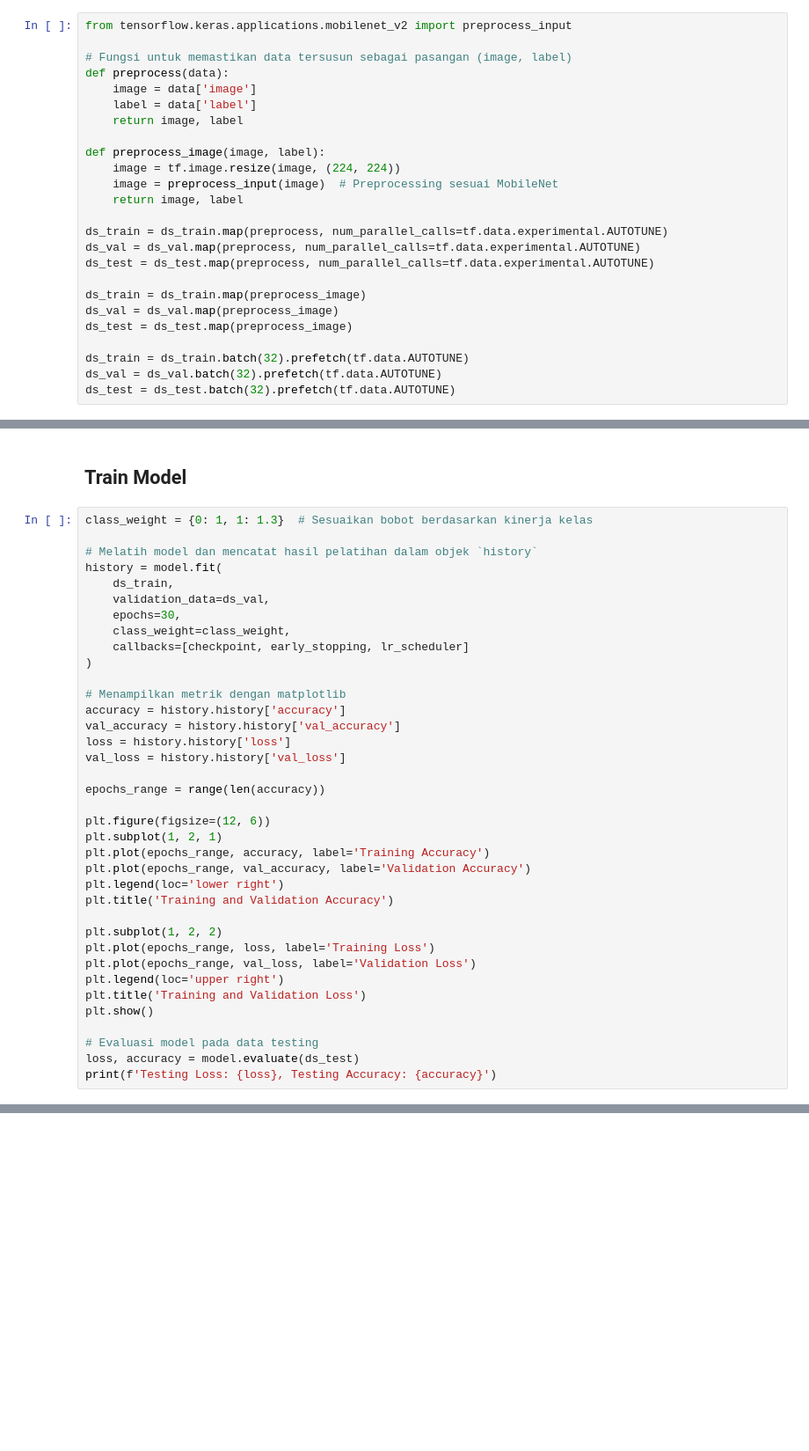
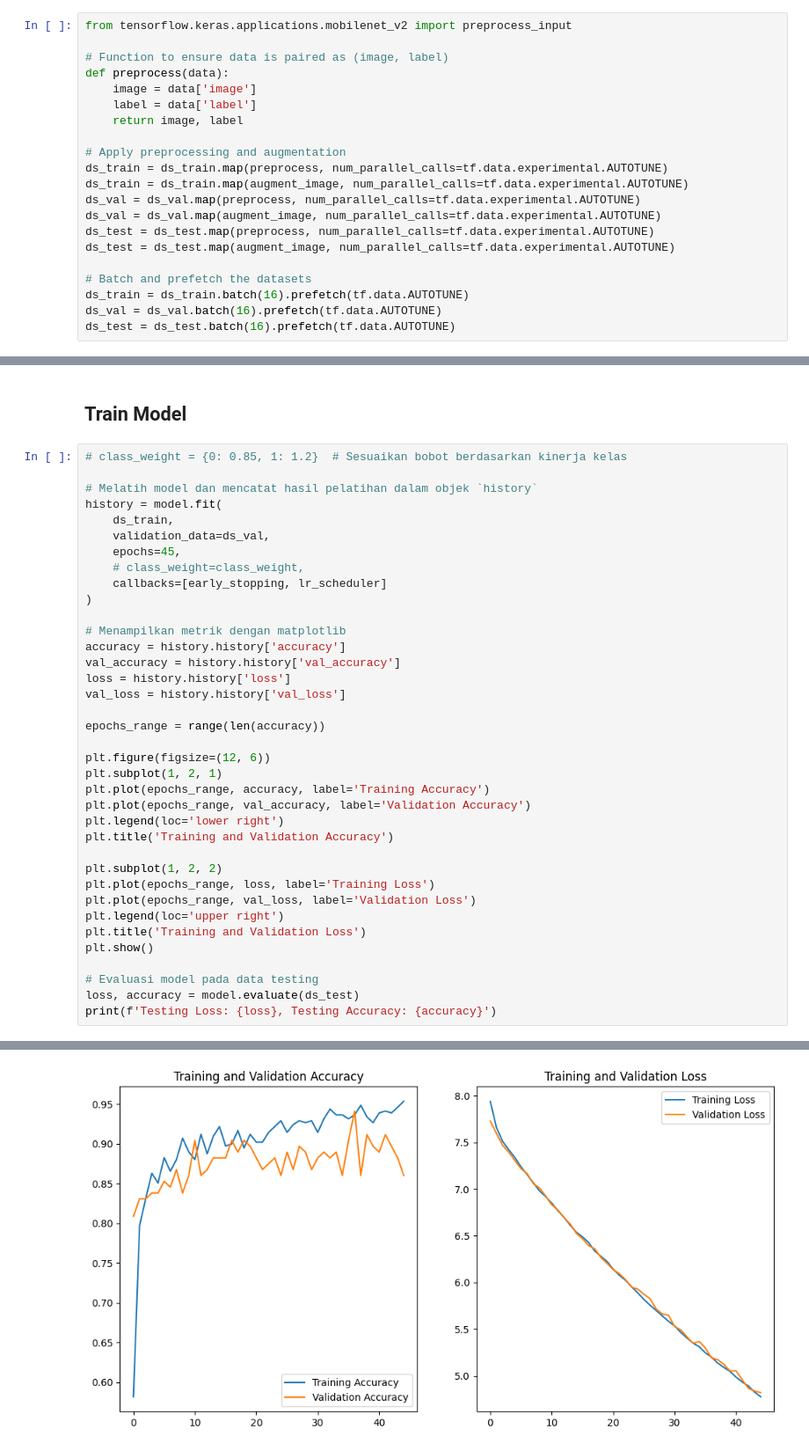
Before and after one commit to Bangkit-C242-PS177/ML, a Jupyter notebook: skin_conditions.ipynb, the cells around one changed output, grey strips where cells are left out. Shown at 88% size. Drawn from its saved outputs; the diff is of its cells as text; blank space fills up the shorter version.

```diff
--- a/skin_conditions.ipynb
+++ b/skin_conditions.ipynb
@@ -282,28 +256,24 @@ ds_test = tfds.load('skin_conditions_dataset', split='test', data_dir=datasets_p
 # %%
 from tensorflow.keras.applications.mobilenet_v2 import preprocess_input
 
-# Fungsi untuk memastikan data tersusun sebagai pasangan (image, label)
+# Function to ensure data is paired as (image, label)
 def preprocess(data):
     image = data['image']
     label = data['label']
     return image, label
 
-def preprocess_image(image, label):
-    image = tf.image.resize(image, (224, 224))
-    image = preprocess_input(image)  # Preprocessing sesuai MobileNet
-    return image, label
+# Apply preprocessing and augmentation
+ds_train = ds_train.map(preprocess, num_parallel_calls=tf.data.experimental.AUTOTUNE)
+ds_train = ds_train.map(augment_image, num_parallel_calls=tf.data.experimental.AUTOTUNE)
+ds_val = ds_val.map(preprocess, num_parallel_calls=tf.data.experimental.AUTOTUNE)
+ds_val = ds_val.map(augment_image, num_parallel_calls=tf.data.experimental.AUTOTUNE)
+ds_test = ds_test.map(preprocess, num_parallel_calls=tf.data.experimental.AUTOTUNE)
+ds_test = ds_test.map(augment_image, num_parallel_calls=tf.data.experimental.AUTOTUNE)
 
-ds_train = ds_train.map(preprocess, num_parallel_calls=tf.data.experimental.AUTOTUNE)
-ds_val = ds_val.map(preprocess, num_parallel_calls=tf.data.experimental.AUTOTUNE)
-ds_test = ds_test.map(preprocess, num_parallel_calls=tf.data.experimental.AUTOTUNE)
-
-ds_train = ds_train.map(preprocess_image)
-ds_val = ds_val.map(preprocess_image)
-ds_test = ds_test.map(preprocess_image)
-
-ds_train = ds_train.batch(32).prefetch(tf.data.AUTOTUNE)
-ds_val = ds_val.batch(32).prefetch(tf.data.AUTOTUNE)
-ds_test = ds_test.batch(32).prefetch(tf.data.AUTOTUNE)
+# Batch and prefetch the datasets
+ds_train = ds_train.batch(16).prefetch(tf.data.AUTOTUNE)
+ds_val = ds_val.batch(16).prefetch(tf.data.AUTOTUNE)
+ds_test = ds_test.batch(16).prefetch(tf.data.AUTOTUNE)
 # %%
 # Hitung jumlah data dalam ds_train
 num_samples = sum(1 for _ in ds_train)
@@ -396,15 +356,15 @@ for image, label in ds_train.take(1):
 # %% [markdown]
 ## Train Model
 # %%
-class_weight = {0: 1, 1: 1.3}  # Sesuaikan bobot berdasarkan kinerja kelas
+# class_weight = {0: 0.85, 1: 1.2}  # Sesuaikan bobot berdasarkan kinerja kelas
 
 # Melatih model dan mencatat hasil pelatihan dalam objek `history`
 history = model.fit(
     ds_train,
     validation_data=ds_val,
-    epochs=30,
-    class_weight=class_weight,
-    callbacks=[checkpoint, early_stopping, lr_scheduler]
+    epochs=45,
+    # class_weight=class_weight,
+    callbacks=[early_stopping, lr_scheduler]
 )
 
 # Menampilkan metrik dengan matplotlib
@@ -436,0 +413 @@ Epoch 1/30
+[figure, added]
```
Also changed, not shown: parts of 28 cells of this notebook, 6 other files.
